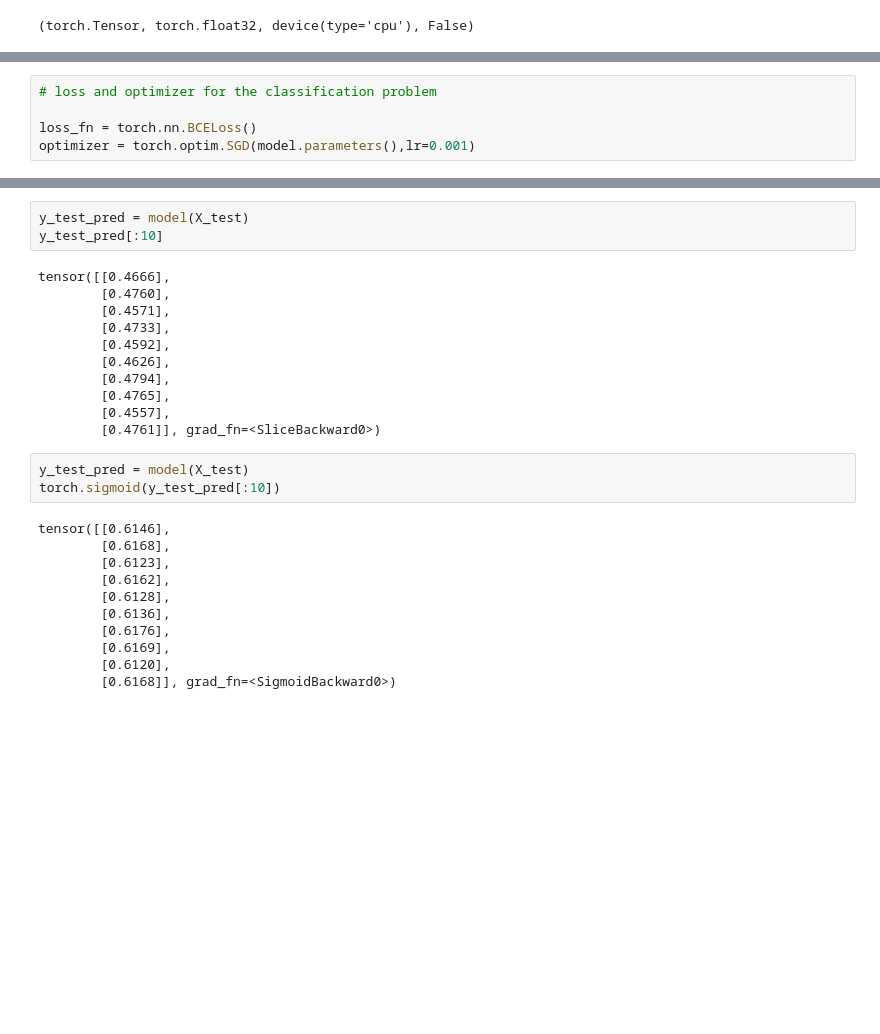
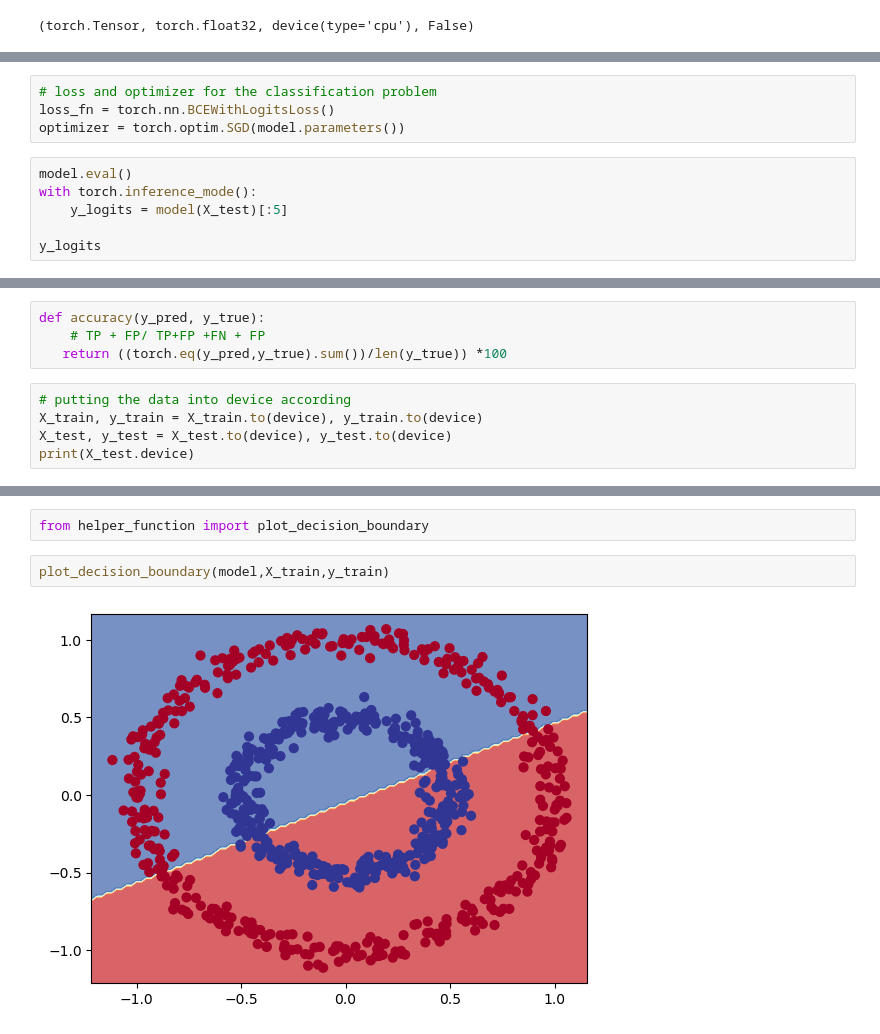
Before and after one commit to azhermurad/PyTorch-For-Deep-Learning, a Jupyter notebook: 3.Neural Network Classification /neural_network_classifcation.ipynb, the cells around one changed output, grey strips where cells are left out. Saved outputs shown, nothing was run; the diff lists cells and outputs as text; blank space fills up the shorter version.

Commit message:
adman optimizer for binary_classifcation

```diff
--- a/3.Neural Network Classification /neural_network_classifcation.ipynb
+++ b/3.Neural Network Classification /neural_network_classifcation.ipynb
@@ -125,5 +128,10 @@ tensor([[0.4649],
 # %%
 # loss and optimizer for the classification problem
-
-loss_fn = torch.nn.BCELoss()
-optimizer = torch.optim.SGD(model.parameters(),lr=0.001)
+loss_fn = torch.nn.BCEWithLogitsLoss()
+optimizer = torch.optim.SGD(model.parameters())
+# %%
+model.eval()
+with torch.inference_mode():
+    y_logits = model(X_test)[:5]
+
+y_logits
@@ -129,0 +155,9 @@ optimizer = torch.optim.SGD(model.parameters(),lr=0.001)
+# %%
+def accuracy(y_pred, y_true):
+    # TP + FP/ TP+FP +FN + FP
+   return ((torch.eq(y_pred,y_true).sum())/len(y_true)) *100
+# %%
+# putting the data into device according
+X_train, y_train = X_train.to(device), y_train.to(device)
+X_test, y_test = X_test.to(device), y_test.to(device)
+print(X_test.device)
@@ -162,28 +222,6 @@ optimizer = torch.optim.SGD(model.parameters(),lr=0.001)
-# %%
-y_test_pred = model(X_test)
-y_test_pred[:10]
-# %% [output]
-tensor([[0.4666],
-        [0.4760],
-        [0.4571],
-        [0.4733],
-        [0.4592],
-        [0.4626],
-        [0.4794],
-        [0.4765],
-        [0.4557],
-        [0.4761]], grad_fn=<SliceBackward0>)
-# %%
-y_test_pred = model(X_test)
-torch.sigmoid(y_test_pred[:10])
-# %% [output]
-tensor([[0.6146],
-        [0.6168],
-        [0.6123],
-        [0.6162],
-        [0.6128],
-        [0.6136],
-        [0.6176],
-        [0.6169],
-        [0.6120],
-        [0.6168]], grad_fn=<SigmoidBackward0>)
+# %%
+from helper_function import plot_decision_boundary
+# %%
+plot_decision_boundary(model,X_train,y_train)
+# %% [output]
+[figure, added]
```
Also changed, not shown: parts of 17 cells of this notebook, 2 other files.
